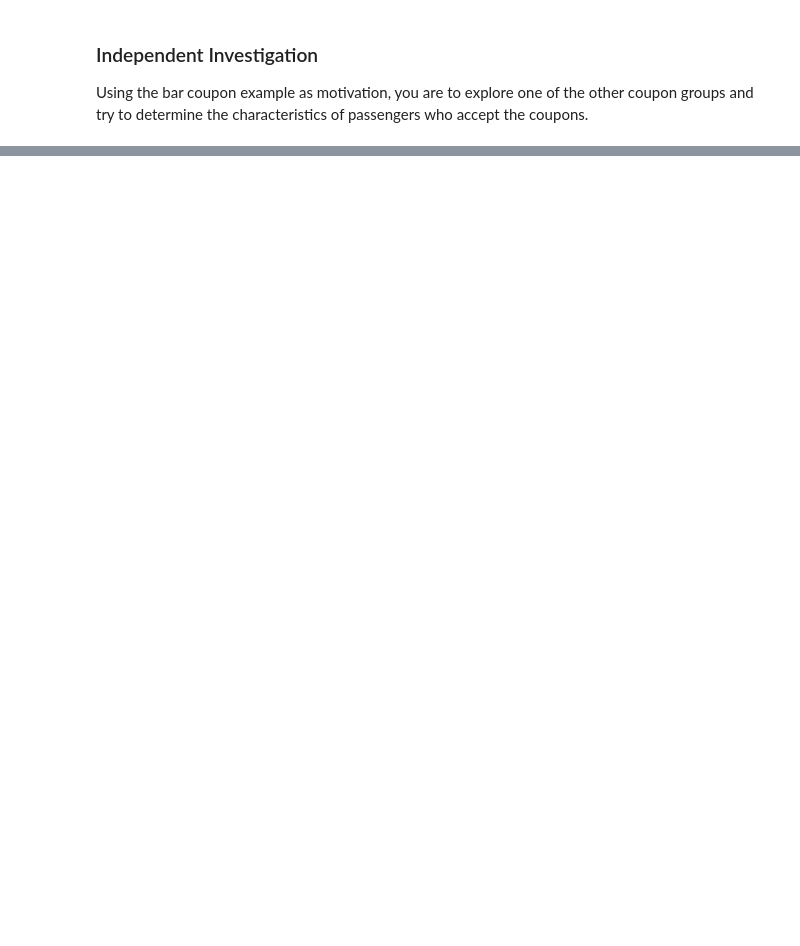
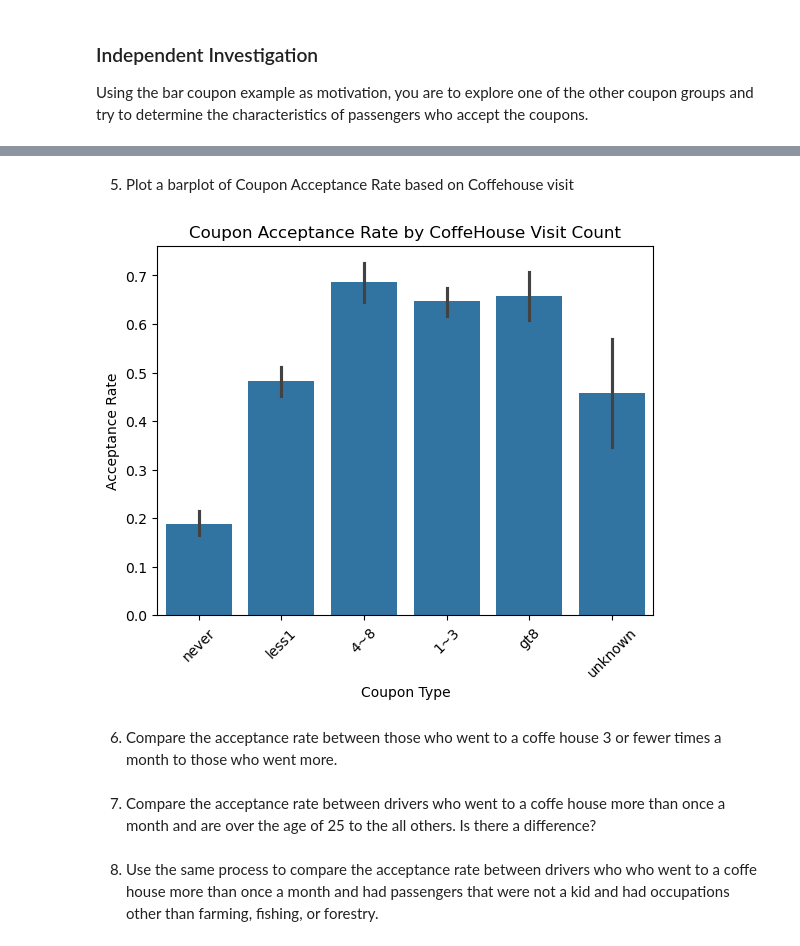
Before and after one commit to skavoori/practical-application-1, a Jupyter notebook: prompt.ipynb, the cells around one changed output, grey strips where cells are left out. Cells and saved outputs as stored; diff of their text form; code cells hidden in the pictures; blank space fills up the shorter version.

```diff
--- a/prompt.ipynb
+++ b/prompt.ipynb
@@ -557,0 +622,17 @@ df_ch
+# %% [markdown]
+5. Plot a barplot of Coupon Acceptance Rate based on Coffehouse visit
+# %%
+sns.barplot(x='CoffeeHouse', y='Y', data=df_ch)
+plt.xticks(rotation=45)
+plt.title('Coupon Acceptance Rate by CoffeHouse Visit Count')
+plt.xlabel('Coupon Type')
+plt.ylabel('Acceptance Rate')
+plt.show()
+# %% [output]
+[figure, added]
+# %% [markdown]
+6. Compare the acceptance rate between those who went to a coffe house 3 or fewer times a month to those who went more.
+# %% [markdown]
+7. Compare the acceptance rate between drivers who went to a coffe house more than once a month and are over the age of 25 to the all others.  Is there a difference?
+# %% [markdown]
+8. Use the same process to compare the acceptance rate between drivers who who went to a coffe house more than once a month and had passengers that were not a kid and had occupations other than farming, fishing, or forestry.
```
Also changed, not shown: parts of 14 cells of this notebook, 1 other file.
